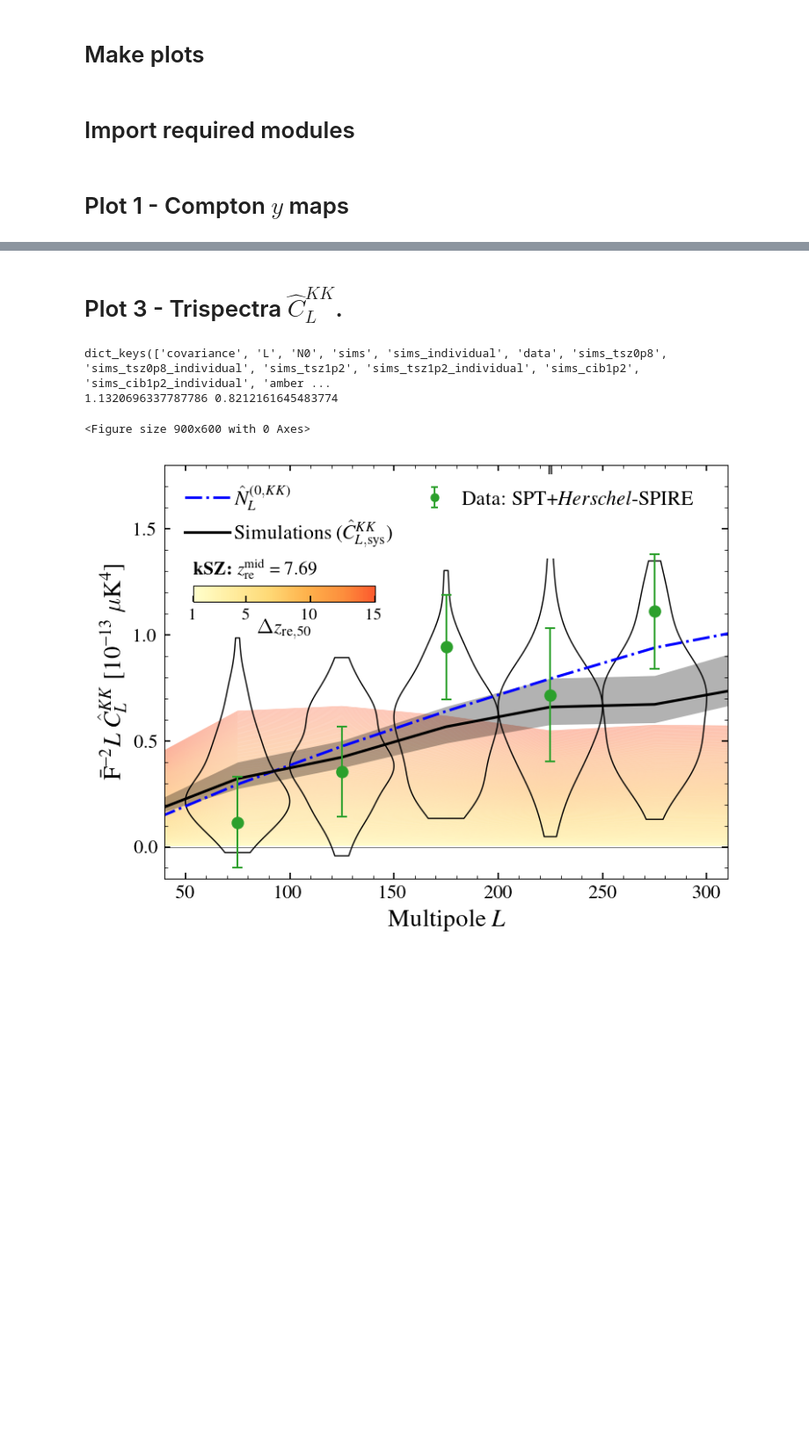
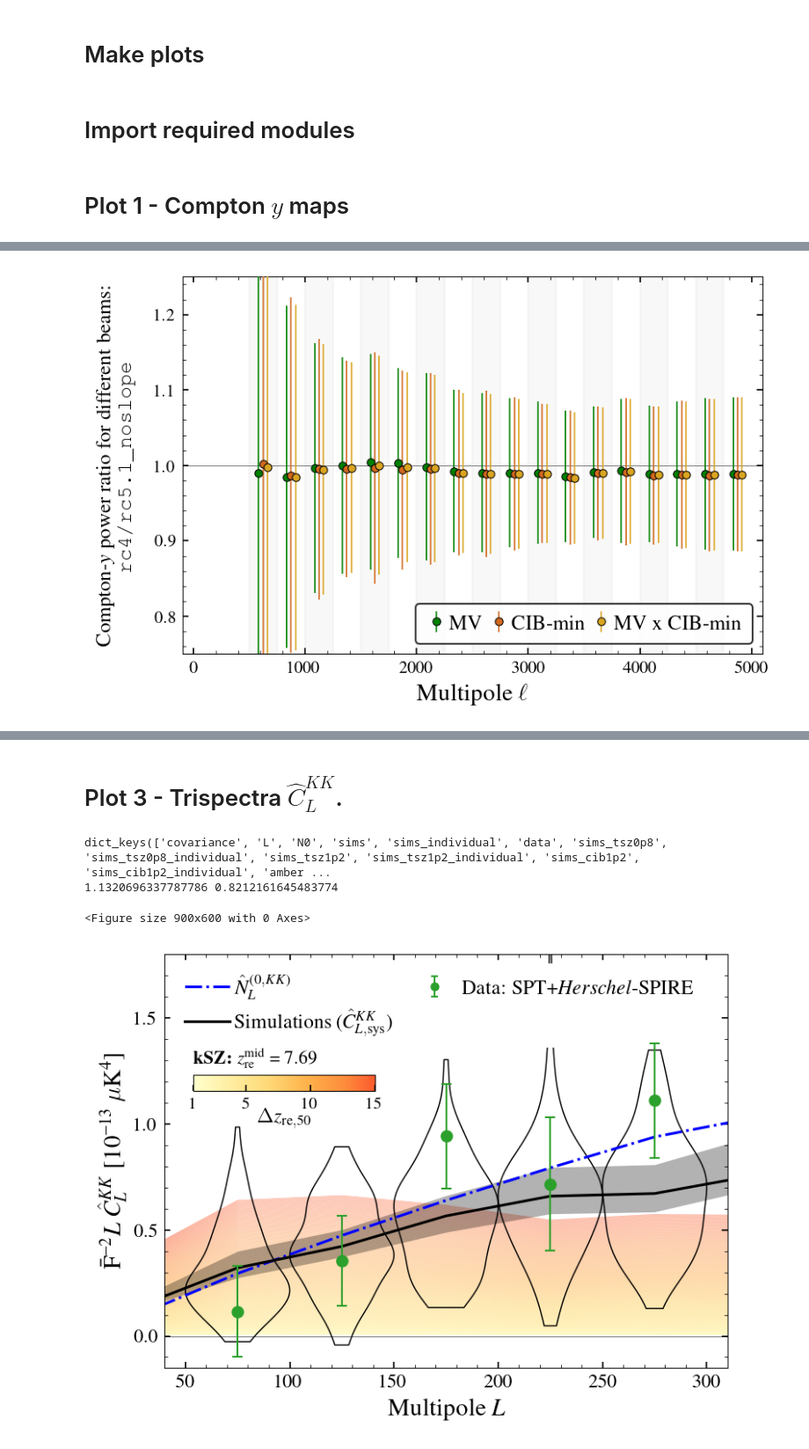
Before and after one commit to sriniraghunathan/tSZ_2pt_SPT_SPIRE, a Jupyter notebook: read_files_and_make_plots.ipynb, the cells around one changed output, grey strips where cells are left out. Shown at 88% size. Saved outputs shown, nothing was run; the diff lists cells and outputs as text; code cells hidden in the pictures; blank space fills up the shorter version.

```diff
--- a/read_files_and_make_plots.ipynb
+++ b/read_files_and_make_plots.ipynb
@@ -244,0 +740,91 @@ dict_keys(['source_cluster_thresh_str', 'mask_name', 'apod_mask', 'mask'])
+# %%
+
+clf()
+fsval = 14
+tr, tc = 1, 1
+ymin, ymax = -0.1, 1.
+xmin, xmax = -100., 5100.
+lmax_for_plotting = 5000.
+capsizeval = 0. #0.5
+mulfac = 1e12
+
+ax = subplot(111)
+msval = 4.5
+pl_specs_dic = {('ymv', 'ymv'): ['green', r'MV', mkrval1, msval],
+                ('ycibfree', 'ycibfree'): ['chocolate', r'CIB-min', mkrval2, msval],
+                ('ycibfree', 'ymv'): ['goldenrod', r'MV x CIB-min', mkrval3, msval],
+               }
+
+#m1_m2_ilc_comb_arr_to_plot = [('ycibfree', 'ycibfree')]
+m1_m2_ilc_comb_arr_to_plot = list(res_dic.keys())
+
+pl_dic = {}
+for beam_iter in range(2):
+    if beam_iter == 0:
+        fname = 'results/100d_tsz_final_estimate.npy'
+    else:
+        fname = 'results/100d_tsz_final_estimate_beamrc5.1_noslope.npy'
+
+    res_dic = np.load(fname, allow_pickle=True).item()
+    print(res_dic.keys())
+
+    pl_dic[beam_iter] = {}
+    for m1m2 in m1_m2_ilc_comb_arr_to_plot:
+        print(res_dic[m1m2].keys())
+        el_ = res_dic[m1m2]['els']
+        cl_data_final = res_dic[m1m2]['data_final'] * mulfac
+        cl_data_err = res_dic[m1m2]['data_error'] * mulfac
+        cl_tot_cov = res_dic[m1m2]['total_cov'] * mulfac**2.
+        ##print( cl_data_err )
+        ##print( np.sqrt( np.diag(cl_tot_cov) ) ); sys.exit()
+
+        linds = np.where(el_<=lmax_for_plotting)[0]
+        el_, cl_data_final, cl_data_err = el_[linds], cl_data_final[linds], cl_data_err[linds]
+        cl_tot_cov = cl_tot_cov[linds[:,None], linds[None, :]]
+        ##print( cl_data_err, np.sqrt( np.diag(cl_tot_cov) ) ); sys.exit()
+        dl_fac = el_ * (el_+1)/2/np.pi
+
+        results_for_cr_dic[m1m2] = {}
+        results_for_cr_dic[m1m2]['els'] = el_
+        results_for_cr_dic[m1m2]['bandpower'] = cl_data_final
+        results_for_cr_dic[m1m2]['bandpower_error'] = cl_data_err
+        results_for_cr_dic[m1m2]['cov'] = cl_tot_cov
+
+        pl_dic[beam_iter][m1m2] = [el_, cl_data_final, cl_data_err]
+
+
+clf()
+xshiftval = -40.
+xshiftdeltaval = 40
+for m1m2 in m1_m2_ilc_comb_arr_to_plot:
+    colorval, labval, mkrval, msval = pl_specs_dic[m1m2]
+    el_1, cl_data_final_1, cl_data_err_1 = pl_dic[0][m1m2]
+    el_2, cl_data_final_2, cl_data_err_2 = pl_dic[1][m1m2]
+
+    errorbar(el_1 + xshiftval, cl_data_final_1/cl_data_final_2,
+         yerr = dl_fac * cl_data_err_1,
+         color = colorval, mec = 'black', mew = 0.5,
+         ls ='None',
+         label = labval,
+         capsize = capsizeval,
+         marker = mkrval, ms = msval,
+         elinewidth = lwval, ecolor = colorval,
+         zorder = 10000,
+        )
+    xshiftval += xshiftdeltaval
+
+#shades
+ax = make_ver_shades(ax, el_)
+
+axhline(1., alpha = 0.5, lw = 0.5)
+xlabel(r'Multipole $\ell$', fontsize = fsval)
+ylab = r'Compton-$y$ power ratio for different beams:' + '\n' + r'\texttt{rc4/rc5.1_noslope}'
+ylabel(ylab, fontsize = fsval-2, labelpad = 10)
+xlim(xmin, xmax);
+ylim(0.75, 1.25)
+legfsval = fsval - 2
+legend(loc = 4, fontsize = legfsval, ncol = 4, handletextpad = 0.1, columnspacing = 0.3, handlelength = 1., numpoints = 1)
+
+
+show()
+# %% [output]
@@ -244,0 +839 @@ dict_keys(['source_cluster_thresh_str', 'mask_name', 'apod_mask', 'mask'])
+[figure, added]
```
Also changed, not shown: parts of 27 cells of this notebook, 1 other file.
